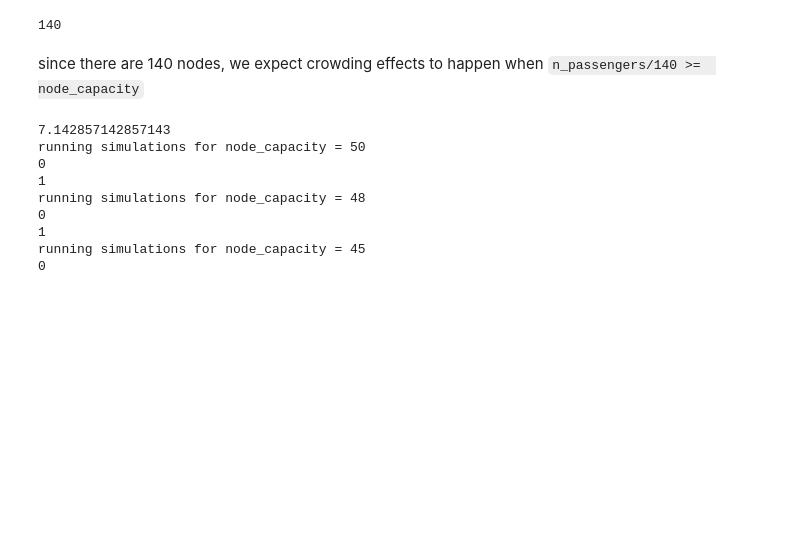
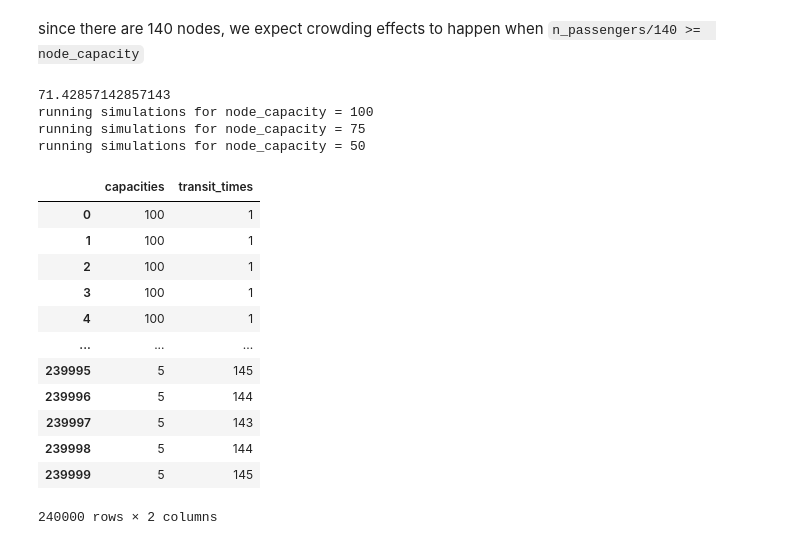
Before and after one commit to atravitz/transit_models, a Jupyter notebook: 2.1-station_capacity.ipynb, the cells around one changed output. Drawn from its saved outputs; the diff is of its cells as text; code cells hidden in the pictures; blank space fills up the shorter version.

```diff
--- a/2.1-station_capacity.ipynb
+++ b/2.1-station_capacity.ipynb
@@ -5,27 +5,23 @@ import matplotlib.pyplot as plt
 import random
 # %%
 g, passengers = tm.initialize(n_passengers=100, node_capacity=1000)
-# %%
-len(g.nodes)
-# %% [output]
-140
 # %% [markdown]
 since there are 140 nodes, we expect crowding effects to happen when `n_passengers/140 >=  node_capacity`
 # %%
-n_passengers = 1000
-node_cap_range = [50, 48, 45]
-replicates = 2
-max_steps = 1e5
+n_passengers = 10000
+node_cap_range = [100, 75, 50, 25, 20, 15, 10, 5]
+
+replicates = 3
+max_steps = 1e3
 
 print(n_passengers/len(g.nodes))
 
-capacity_dict = {}
+capacities = []
+transit_times = []
 
 for n in node_cap_range:
-    transit_times = []
     print(f'running simulations for node_capacity = {n}')
     for r in range(replicates):
-        print(r)
         g, passengers = tm.initialize(n_passengers=n_passengers,
                                       node_capacity=n)
         temp_transit_times = tm.update(g=g,
@@ -33,16 +29,30 @@ for n in node_cap_range:
                                        max_run_steps=max_steps)
         if len(temp_transit_times) == n_passengers:
             transit_times.extend(temp_transit_times)
+            capacities.extend([n]*len(temp_transit_times))
         else:
             print(f'simulation with capacity of {n} is has only {len(temp_transit_times)}/{n_passengers} completed')
-    capacity_dict[n] = transit_times
 # %% [output]
-7.142857142857143
+71.42857142857143
+running simulations for node_capacity = 100
+running simulations for node_capacity = 75
 running simulations for node_capacity = 50
-0
-1
-running simulations for node_capacity = 48
-0
-1
-running simulations for node_capacity = 45
-0
+# %%
+capacity_dict = {'capacities':capacities, 'transit_times':transit_times}
+
+data = pd.DataFrame.from_dict(capacity_dict)
+data
+# %% [output]
+|  | capacities | transit_times |
+| 0 | 100 | 1 |
+| 1 | 100 | 1 |
+| 2 | 100 | 1 |
+| 3 | 100 | 1 |
+| 4 | 100 | 1 |
+| ... | ... | ... |
+| 239995 | 5 | 145 |
+| 239996 | 5 | 144 |
+| 239997 | 5 | 143 |
+| 239998 | 5 | 144 |
+| 239999 | 5 | 145 |
+240000 rows × 2 columns
```
Also changed, not shown: parts of 3 cells of this notebook, 4 other files.
